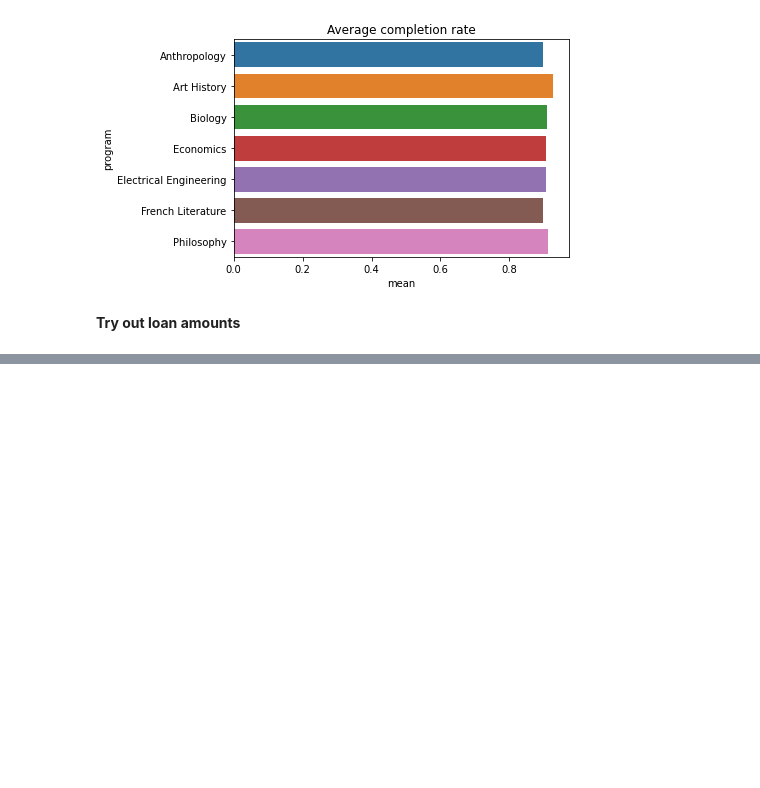
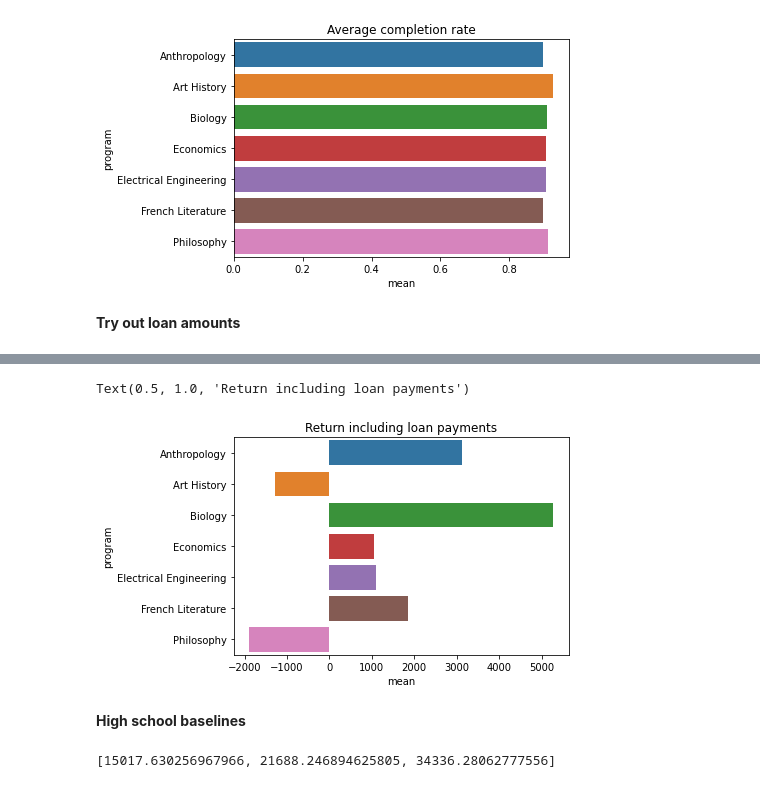
Before and after one commit to brighthive/roi-toolkit, a Jupyter notebook: Example Notebook.ipynb, the cells around one changed output, grey strips where cells are left out. Cells and saved outputs as stored; diff of their text form; code cells hidden in the pictures; blank space fills up the shorter version.

```diff
--- a/Example Notebook.ipynb
+++ b/Example Notebook.ipynb
@@ -8,6 +8,8 @@ import seaborn as sns
 bls_api_key = "c8803d0ba66c4592b8b0eff68ac9ebb0"
 # %%
 data = pd.read_csv("testing/testing-data/test_microdata.csv")
+# %%
+programs = pd.read_csv("testing/testing-data/programs.csv")
 # %%
 data.columns
 # %% [output]
@@ -362,3 +364,7 @@ Text(0.5, 1.0, 'Average completion rate')
 [figure]
 # %% [markdown]
 __Try out loan amounts__
+# %%
+data_programs = data.merge(programs, left_on="program", right_on="programs", how="left")
+data_programs['total_cost'] = data_programs['cost_per_semester'] * data_programs['length']
+data_programs['period_payment'] = cost.Compound_Interest_Loan.calculate_period_payment(data_programs['total_cost'], 0.05, 10)
@@ -364,0 +386,11 @@ __Try out loan amounts__
+# %%
+data_programs['premium_with_payments'] = data_programs['earnings_premium'] - data_programs['period_payment']
+# %%
+summary_w_payments = utilities.multiple_describe(data_programs, 'program', 'premium_with_payments')
+# %%
+sns.barplot(x="mean", y="program", data=summary_w_payments).set_title("Return including loan payments")
+# %% [output]
+Text(0.5, 1.0, 'Return including loan payments')
+[figure, added]
+# %% [markdown]
+__High school baselines__
@@ -364,0 +399,4 @@ __Try out loan amounts__
+# %%
+cps.rudimentary_hs_baseline('08', [1, 5, 10])
+# %% [output]
+[15017.630256967966, 21688.246894625805, 34336.28062777556]
```
Also changed, not shown: parts of 23 cells of this notebook, 3 other files.
